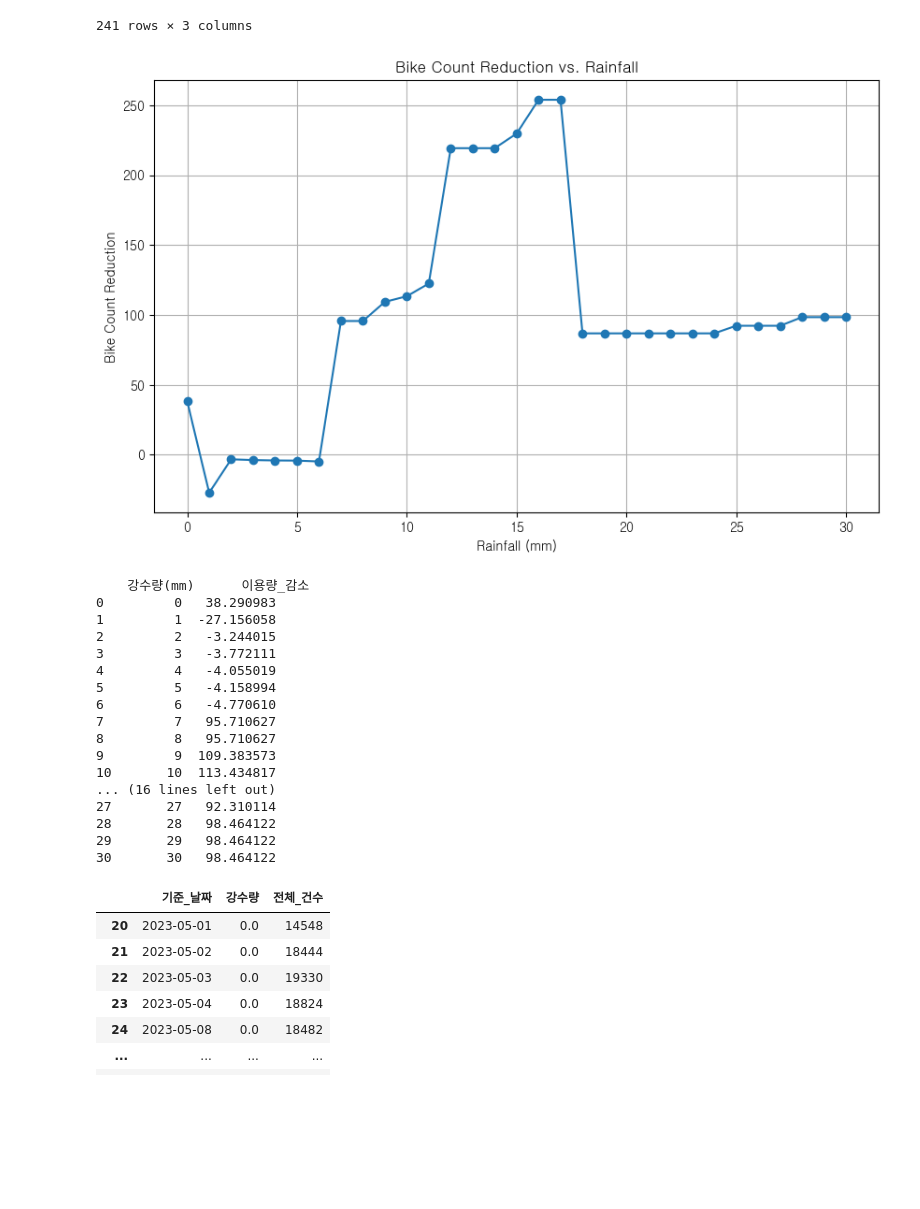
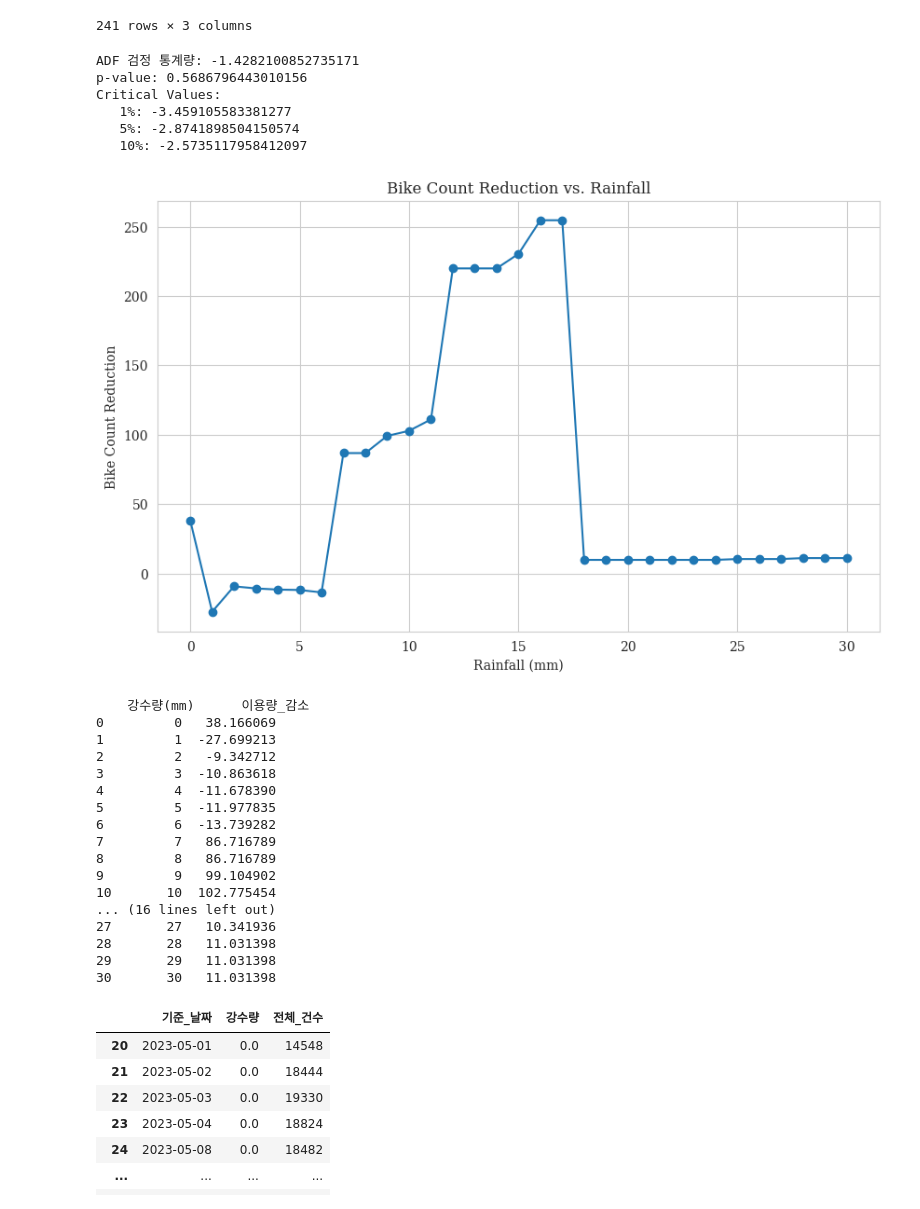
Before and after one commit to minseokpark6/SemiProject_Group3, a Jupyter notebook: Code/choiinwoo/20240506_자료.ipynb, the cells around one changed output. Drawn from its saved outputs; the diff is of its cells as text; code cells hidden in the pictures; blank space fills up the shorter version.

```diff
--- a/Code/choiinwoo/20240506_자료.ipynb
+++ b/Code/choiinwoo/20240506_자료.ipynb
@@ -337,6 +335,30 @@ See the caveats in the documentation: https://pandas.pydata.org/pandas-docs/stab
 | 239 | 2024-03-28 | 1.9 | 9280 |
 | 240 | 2024-03-29 | 1.4 | 10772 |
 241 rows × 3 columns
+# %%
+from statsmodels.tsa.stattools import adfuller
+
+# ADF 검정 수행 함수 정의
+def adf_test(timeseries):
+    # ADF 검정 수행
+    result = adfuller(timeseries)
+
+    # 결과 출력
+    print('ADF 검정 통계량:', result[0])
+    print('p-value:', result[1])
+    print('Critical Values:')
+    for key, value in result[4].items():
+        print(f'   {key}: {value}')
+
+# 시계열 데이터에 대한 ADF 검정 수행
+adf_test(기상청_분석['전체_건수'])
+# %% [output]
+ADF 검정 통계량: -1.4282100852735171
+p-value: 0.5686796443010156
+Critical Values:
+   1%: -3.459105583381277
+   5%: -2.8741898504150574
+   10%: -2.5735117958412097
 # %%
 import pandas as pd
 import matplotlib.pyplot as plt
@@ -346,58 +368,58 @@ from statsmodels.tsa.arima.model import ARIMA
 시계열_데이터 = 기상청_분석[['강수량', '전체_건수']]
 
 # ARIMA 모델 학습
-model = ARIMA(시계열_데이터['전체_건수'], order=(5,1,0))  # ARIMA 모델 생성
+model = ARIMA(시계열_데이터['전체_건수'], order=(3,1,0))  # ARIMA 모델 생성
 model_fit = model.fit()  # 모델 학습
 
 # 결과를 저장할 빈 리스트 생성
 결과 = []
 
 # 0mm부터 30mm까지의 강수량 범위에 대해 반복문 실행
 for 강수량 in range(31):
     # 예측 결과에서 특정 강수량 범위 내의 이용량 감소 확인
     특정_강수량_범위_이용량 = model_fit.predict(start=0, end=len(기상청_분석)-1)
     특정_강수량_범위_이용량 = 특정_강수량_범위_이용량[기상청_분석['강수량'] >= 강수량]
     이용량_감소 = 특정_강수량_범위_이용량.diff().dropna()
 
     # 결과를 딕셔너리 형태로 저장
     결과.append({
         '강수량(mm)': 강수량,
         '이용량_감소': 이용량_감소.mean() if len(이용량_감소) > 0 else 0
     })
 
 # 결과를 DataFrame으로 변환
 결과_df = pd.DataFrame(결과)
 
 # 시각화
 plt.figure(figsize=(10, 6))
 plt.plot(결과_df['강수량(mm)'], 결과_df['이용량_감소'], marker='o', linestyle='-')
 plt.title('Bike Count Reduction vs. Rainfall')
 plt.xlabel('Rainfall (mm)')
 plt.ylabel('Bike Count Reduction')
 plt.grid(True)
 plt.show()
 
 # 결과 출력
 print(결과_df)
 # %% [output]
-[figure, old version]
+[figure, new version]
     강수량(mm)      이용량_감소
-0         0   38.290983
-1         1  -27.156058
-2         2   -3.244015
-3         3   -3.772111
-4         4   -4.055019
-5         5   -4.158994
-6         6   -4.770610
-7         7   95.710627
-8         8   95.710627
-9         9  109.383573
-10       10  113.434817
+0         0   38.166069
+1         1  -27.699213
+2         2   -9.342712
+3         3  -10.863618
+4         4  -11.678390
+5         5  -11.977835
+6         6  -13.739282
+7         7   86.716789
+8         8   86.716789
+9         9   99.104902
+10       10  102.775454
 ... (16 lines left out)
-27       27   92.310114
-28       28   98.464122
-29       29   98.464122
-30       30   98.464122
+27       27   10.341936
+28       28   11.031398
+29       29   11.031398
+30       30   11.031398
 # %%
 기상청_분석_01
 # %% [output]
```
Also changed, not shown: parts of 4 cells of this notebook.
